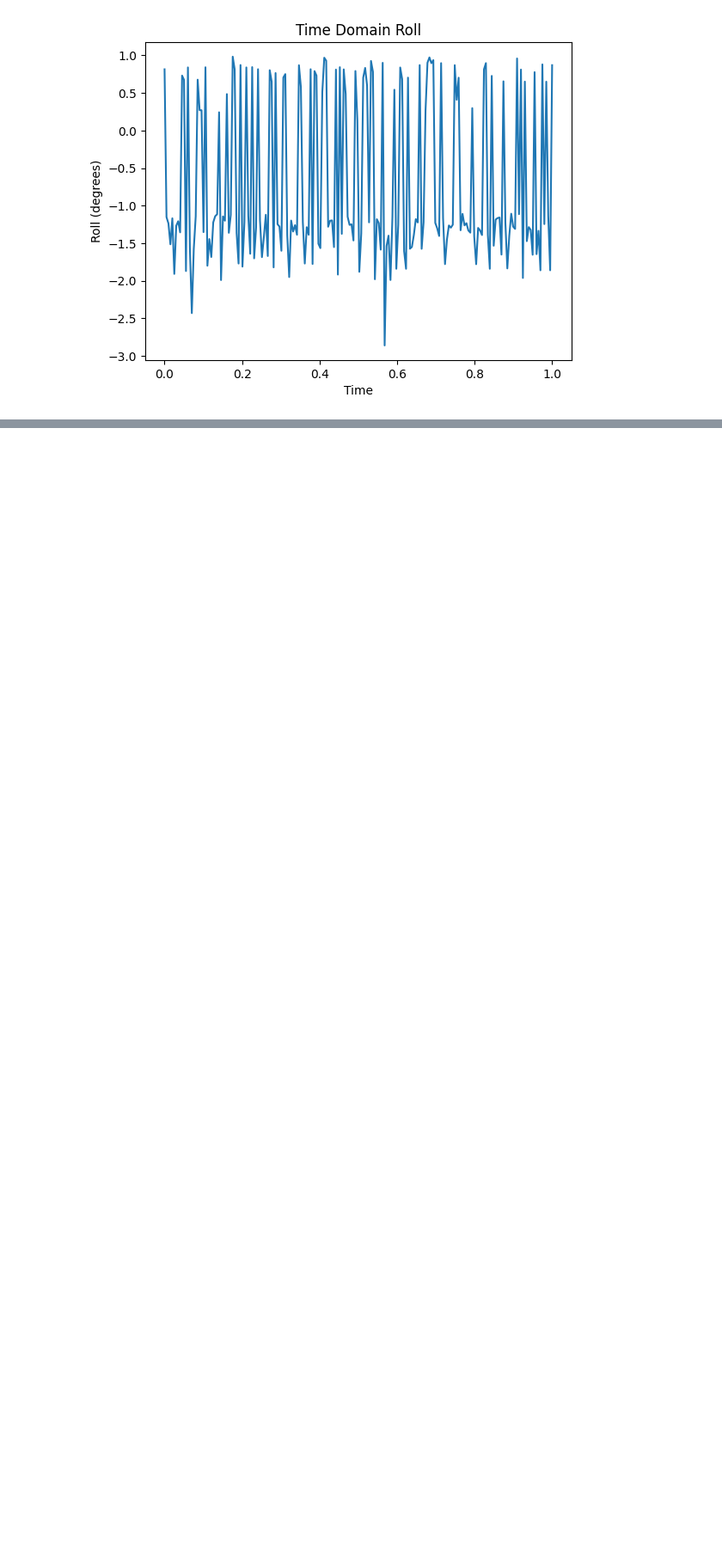
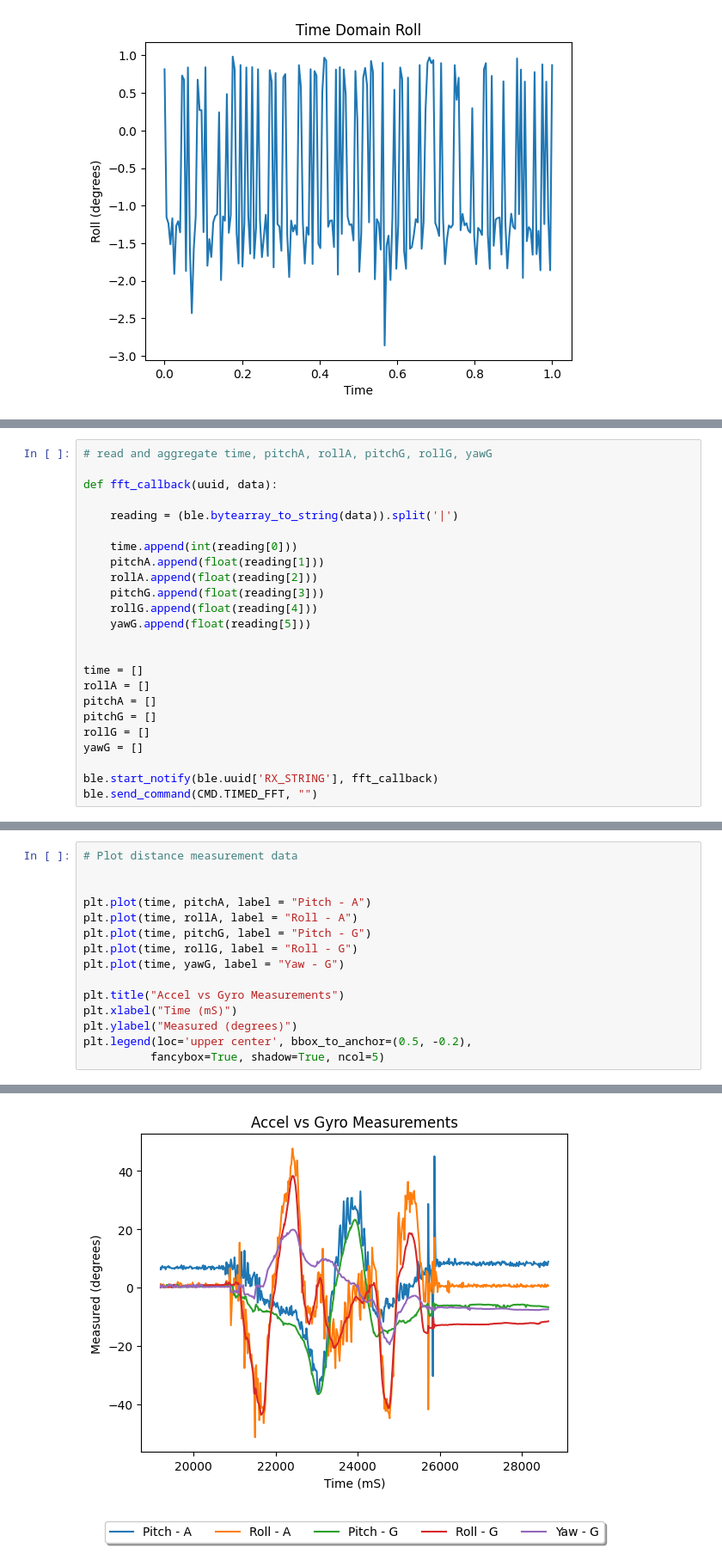
Before and after one commit to Kumagi360/Fast_Robots_Portfolio, a Jupyter notebook: lab4/ble_python/lab4.ipynb, the cells around one changed output, grey strips where cells are left out. Shown at 86% size. Saved outputs shown, nothing was run; the diff lists cells and outputs as text; blank space fills up the shorter version.

```diff
--- a/lab4/ble_python/lab4.ipynb
+++ b/lab4/ble_python/lab4.ipynb
@@ -130,0 +131,24 @@ Deprecated in NumPy 1.20; for more details and guidance: https://numpy.org/devdo
+# %%
+# read and aggregate time, pitchA, rollA, pitchG, rollG, yawG
+
+def fft_callback(uuid, data):
+
+    reading = (ble.bytearray_to_string(data)).split('|')
+
+    time.append(int(reading[0]))
+    pitchA.append(float(reading[1]))
+    rollA.append(float(reading[2]))
+    pitchG.append(float(reading[3]))
+    rollG.append(float(reading[4]))
+    yawG.append(float(reading[5]))
+
+
+time = []
+rollA = []
+pitchA = []
+pitchG = []
+rollG = []
+yawG = []
+
+ble.start_notify(ble.uuid['RX_STRING'], fft_callback)
+ble.send_command(CMD.TIMED_FFT, "")
@@ -130,0 +160,16 @@ Deprecated in NumPy 1.20; for more details and guidance: https://numpy.org/devdo
+# %%
+# Plot distance measurement data
+
+
+plt.plot(time, pitchA, label = "Pitch - A")
+plt.plot(time, rollA, label = "Roll - A")
+plt.plot(time, pitchG, label = "Pitch - G")
+plt.plot(time, rollG, label = "Roll - G")
+plt.plot(time, yawG, label = "Yaw - G")
+
+plt.title("Accel vs Gyro Measurements")
+plt.xlabel("Time (mS)")
+plt.ylabel("Measured (degrees)")
+plt.legend(loc='upper center', bbox_to_anchor=(0.5, -0.2),
+          fancybox=True, shadow=True, ncol=5)
+# %% [output]
@@ -130,0 +177 @@ Deprecated in NumPy 1.20; for more details and guidance: https://numpy.org/devdo
+[figure, added]
```
Also changed, not shown: parts of 17 cells of this notebook, 3 other files.
